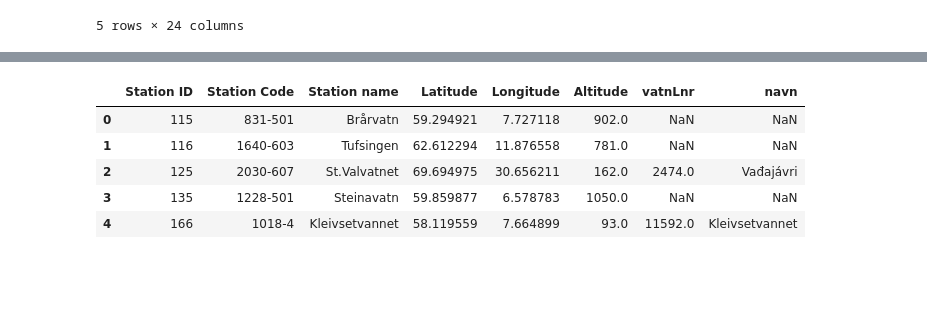
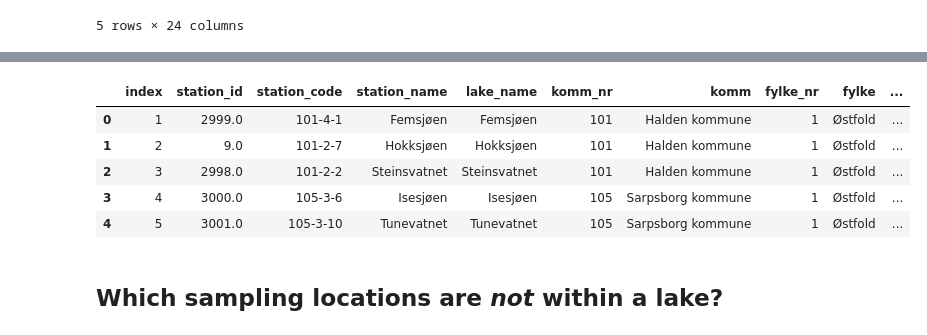
Before and after one commit to JamesSample/1000_lakes_2019, a Jupyter notebook: pts_in_lakes.ipynb, the cells around one changed output, grey strips where cells are left out. Saved outputs shown, nothing was run; the diff lists cells and outputs as text; code cells hidden in the pictures; blank space fills up the shorter version.

```diff
--- a/pts_in_lakes.ipynb
+++ b/pts_in_lakes.ipynb
@@ -35,6 +35,7 @@ And here are the sampling locations from the 1995 survey. **Note:** There are th
 # %%
 # Read sampling pts
-stn_path = r'../../1000_lakes_1995.xlsx'
-stn_df = pd.read_excel(stn_path, sheet_name='DATA')
+stn_path = r'../../1000_lakes_2019.xlsx'
+stn_df = pd.read_excel(stn_path)
+del stn_df['comment_fm'], stn_df['comment_niva']
 stn_df.head()
 # %% [output]
@@ -46,0 +48,8 @@ stn_df.head()
+# %%
+# Convert co-ords to WGS84
+stn_df = nivapy.spatial.utm_to_wgs84_dd(stn_df,
+                                        zone='utm_zone',
+                                        east='utm_e',
+                                        north='utm_n')
+
+stn_df.head()
@@ -48,10 +64,10 @@ stn_df.head()
 # Link pts to polys
 df = nivapy.spatial.identify_point_in_polygon(stn_df,
                                               gdf,
-                                              pt_col='Station ID',
+                                              pt_col='index',
                                               poly_col='vatnLnr',
-                                              lat_col='Latitude',
-                                              lon_col='Longitude')
+                                              lat_col='lat',
+                                              lon_col='lon')
 
 # Join NVE name
 df = pd.merge(df, gdf[['vatnLnr', 'navn']],
@@ -62,9 +77,11 @@ WARNING: Not all sites have complete co-ordinate information. These rows will be
-|  | Station ID | Station Code | Station name | Latitude | Longitude | Altitude | vatnLnr | navn |
-| 0 | 115 | 831-501 | Brårvatn | 59.294921 | 7.727118 | 902.0 | NaN | NaN |
-| 1 | 116 | 1640-603 | Tufsingen | 62.612294 | 11.876558 | 781.0 | NaN | NaN |
-| 2 | 125 | 2030-607 | St.Valvatnet | 69.694975 | 30.656211 | 162.0 | 2474.0 | Vađajávri |
-| 3 | 135 | 1228-501 | Steinavatn | 59.859877 | 6.578783 | 1050.0 | NaN | NaN |
-| 4 | 166 | 1018-4 | Kleivsetvannet | 58.119559 | 7.664899 | 93.0 | 11592.0 | Kleivsetvannet |
+|  | index | station_id | station_code | station_name | lake_name | komm_nr | komm | fylke_nr | fylke | ... |
+| 0 | 1 | 2999.0 | 101-4-1 | Femsjøen | Femsjøen | 101 | Halden kommune | 1 | Østfold | ... |
+| 1 | 2 | 9.0 | 101-2-7 | Hokksjøen | Hokksjøen | 101 | Halden kommune | 1 | Østfold | ... |
+| 2 | 3 | 2998.0 | 101-2-2 | Steinsvatnet | Steinsvatnet | 101 | Halden kommune | 1 | Østfold | ... |
+| 3 | 4 | 3000.0 | 105-3-6 | Isesjøen | Isesjøen | 105 | Sarpsborg kommune | 1 | Østfold | ... |
+| 4 | 5 | 3001.0 | 105-3-10 | Tunevatnet | Tunevatnet | 105 | Sarpsborg kommune | 1 | Østfold | ... |
+# %% [markdown]
+## Which sampling locations are *not* within a lake?
 # %%
 # Which locations are not in a lake?
 not_in_lake = df[pd.isna(df['vatnLnr'])]
```
Also changed, not shown: parts of 9 cells of this notebook, 1 other file.
